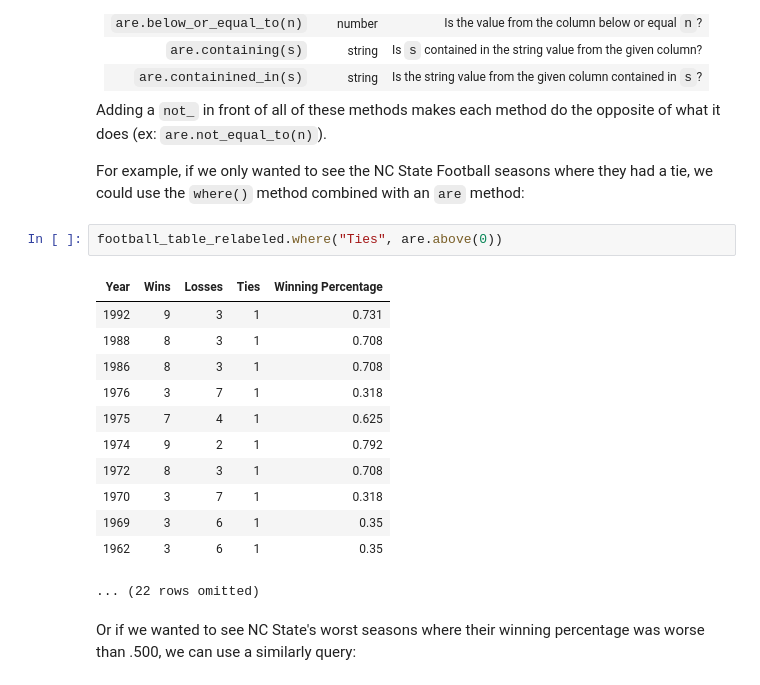
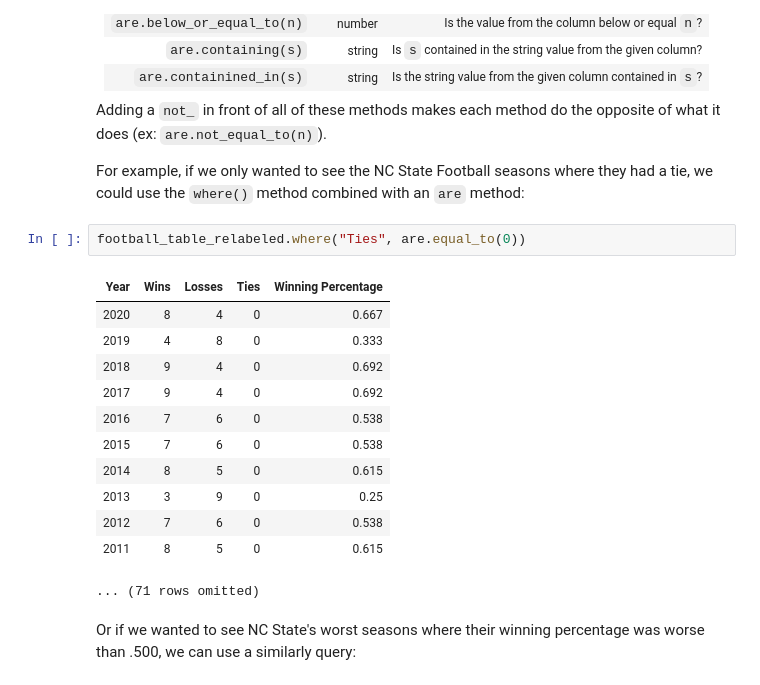
Before and after one commit to mahmoudharding/accelerator, a Jupyter notebook: assignment06.ipynb, the cells around one changed output. Cells and saved outputs as stored; diff of their text form.

```diff
--- a/assignment06.ipynb
+++ b/assignment06.ipynb
@@ -687,20 +449,20 @@ Adding a `not_` in front of all of these methods makes each method do the opposi
 
 For example, if we only wanted to see the NC State Football seasons where they had a tie, we could use the `where()` method combined with an `are` method:
 # %%
-football_table_relabeled.where("Ties", are.above(0))
+football_table_relabeled.where("Ties", are.equal_to(0))
 # %% [output]
 | Year | Wins | Losses | Ties | Winning Percentage |
-| 1992 | 9 | 3 | 1 | 0.731 |
-| 1988 | 8 | 3 | 1 | 0.708 |
-| 1986 | 8 | 3 | 1 | 0.708 |
-| 1976 | 3 | 7 | 1 | 0.318 |
-| 1975 | 7 | 4 | 1 | 0.625 |
-| 1974 | 9 | 2 | 1 | 0.792 |
-| 1972 | 8 | 3 | 1 | 0.708 |
-| 1970 | 3 | 7 | 1 | 0.318 |
-| 1969 | 3 | 6 | 1 | 0.35 |
-| 1962 | 3 | 6 | 1 | 0.35 |
+| 2020 | 8 | 4 | 0 | 0.667 |
+| 2019 | 4 | 8 | 0 | 0.333 |
+| 2018 | 9 | 4 | 0 | 0.692 |
+| 2017 | 9 | 4 | 0 | 0.692 |
+| 2016 | 7 | 6 | 0 | 0.538 |
+| 2015 | 7 | 6 | 0 | 0.538 |
+| 2014 | 8 | 5 | 0 | 0.615 |
+| 2013 | 3 | 9 | 0 | 0.25 |
+| 2012 | 7 | 6 | 0 | 0.538 |
+| 2011 | 8 | 5 | 0 | 0.615 |
-... (22 rows omitted)
+... (71 rows omitted)
 # %% [markdown]
 Or if we wanted to see NC State's worst seasons where their winning percentage was worse than .500, we can use a similarly query:
 # %%
```
Also changed, not shown: parts of 166 cells of this notebook.
